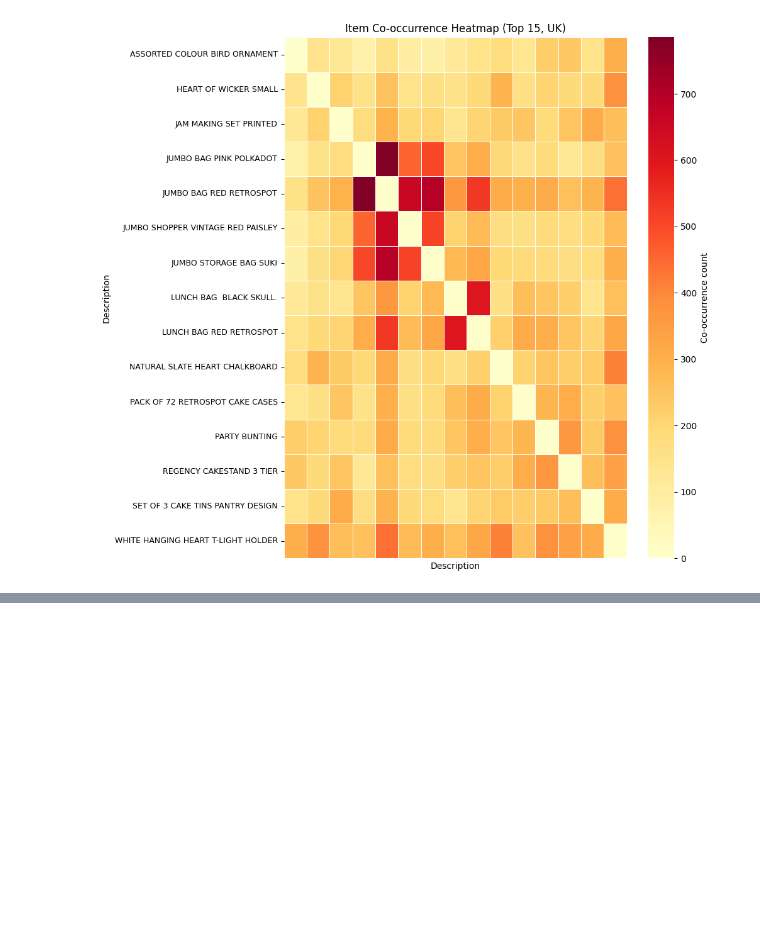
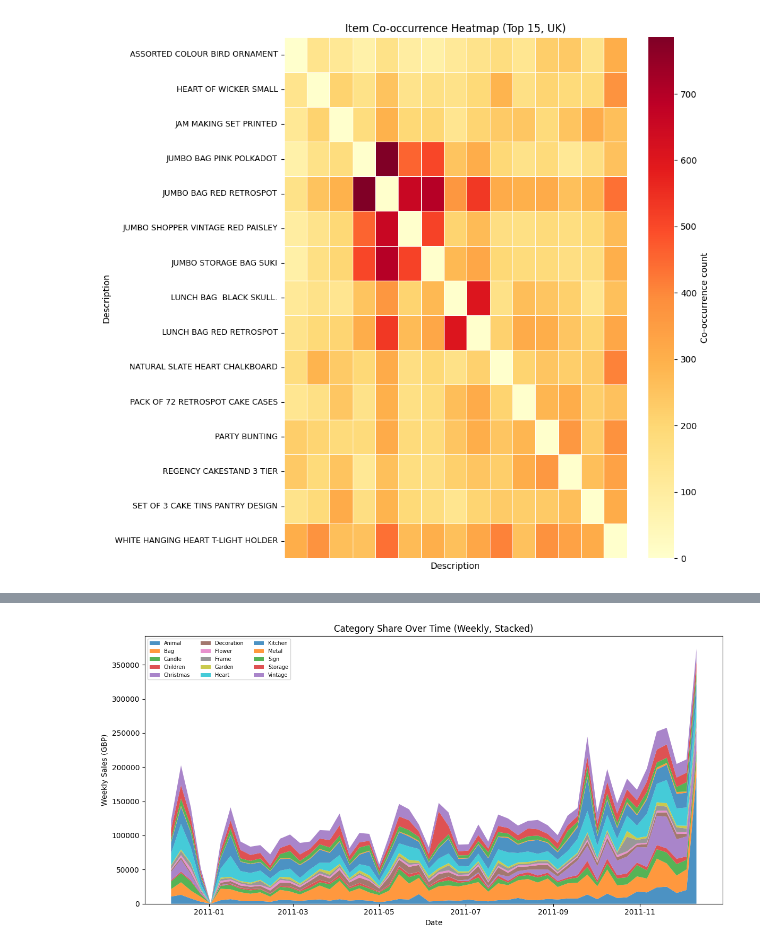
Before and after one commit to funions123/CS4412-Online-Retail-Datamining, a Jupyter notebook: notebooks/01_preprocessing.ipynb, the cells around one changed output, grey strips where cells are left out. Saved outputs shown, nothing was run; the diff lists cells and outputs as text; code cells hidden in the pictures; blank space fills up the shorter version.

```diff
--- a/notebooks/01_preprocessing.ipynb
+++ b/notebooks/01_preprocessing.ipynb
@@ -2,18 +2,12 @@
 # 01 — Preprocessing
 Load the raw Online Retail dataset, perform some preprocessing, and save the processed dataset.
 # %%
-import sys
 from pathlib import Path
 
 import pandas as pd
 
-# Add project root to path so `src` is importable
 PROJECT_ROOT = Path.cwd().parent
-if str(PROJECT_ROOT) not in sys.path:
-    sys.path.insert(0, str(PROJECT_ROOT))
-
-from src.data import load_raw, clean
-
+RAW_DATA = PROJECT_ROOT / "data" / "raw" / "Online Retail.xlsx"
 PROCESSED_DIR = PROJECT_ROOT / "data" / "processed"
 PROCESSED_DIR.mkdir(parents=True, exist_ok=True)
 # %%
@@ -152,3 +290,23 @@ plt.show()
+# %%
+# Category volume comparison: stacked area chart
+# Resample to weekly to smooth out daily noise
+weekly = daily_pivot.resample("W").sum()
+
+fig, ax = plt.subplots(figsize=(12, 6))
+ax.stackplot(
+    weekly.index,
+    [weekly[cat] for cat in weekly.columns],
+    labels=weekly.columns,
+    alpha=0.8,
+)
+ax.set_xlabel("Date")
+ax.set_ylabel("Weekly Sales (GBP)")
+ax.set_title("Category Share Over Time (Weekly, Stacked)")
+ax.legend(loc="upper left", fontsize=7, ncol=3)
+plt.tight_layout()
+plt.show()
+# %% [output]
+[figure, added]
 # %%
 # Save processed data as a CSV file
 out_path = PROCESSED_DIR / "online_retail_clean.csv"
```
Also changed, not shown: parts of 7 cells of this notebook, 26 other files.
